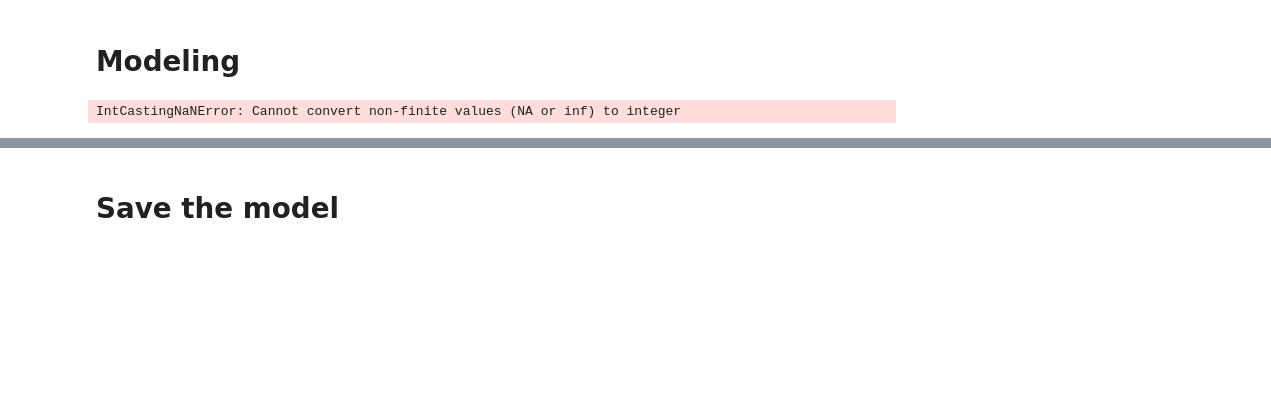
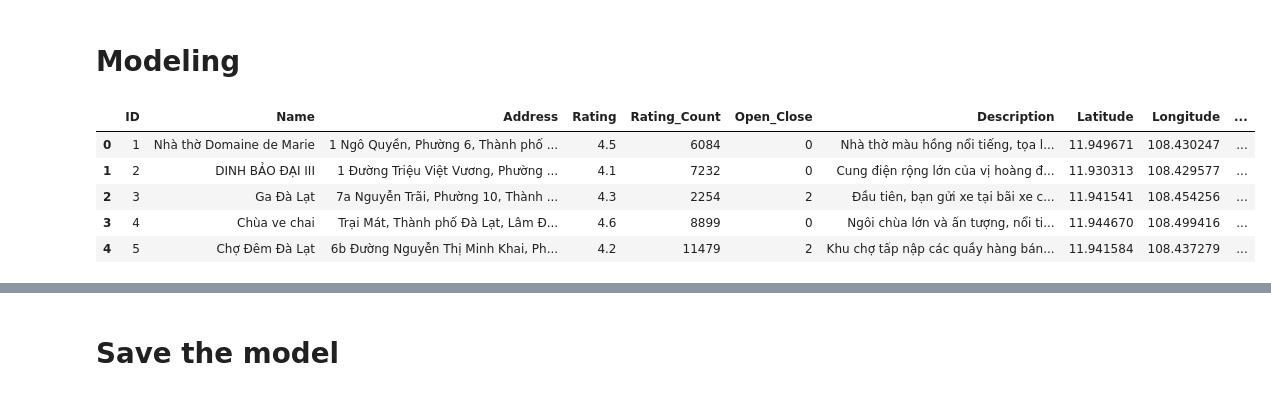
Before and after one commit to nhlong1512/route-optimizer-machine-learning, a Jupyter notebook: Train XGBoost Model.ipynb, the cells around one changed output, grey strips where cells are left out. Saved outputs shown, nothing was run; the diff lists cells and outputs as text; code cells hidden in the pictures; blank space fills up the shorter version.

```diff
--- a/Train XGBoost Model.ipynb
+++ b/Train XGBoost Model.ipynb
@@ -193,21 +200,17 @@ sample_df.head()
 # Modeling
 # %%
 #tiền Xử lý về dạng số và drop những loại chữ
-# sessional_mapping = {'Sáng': 1, 'Chiều': 2, 'Tối': 3, 'Trưa': 4, 'Tất cả': 5}
-# sample_df['Sessional'] = sample_df['Sessional'].map(sessional_mapping)
-sample_df['Sessional'] = sample_df['Sessional'].astype('category')
-
-# type_mapping = {'Vui chơi': 1, 'Tham quan': 2, 'Ăn uống': 3, 'Lịch sử': 4, 'Âm nhạc': 5}
-# sample_df['TypeTravel'] = sample_df['TypeTravel'].map(type_mapping)
-sample_df['TypeTravel'] = sample_df['TypeTravel'].astype('category')
-
-# open_close_mapping = {'07:00-17:30': 1, '07:00-22:00': 2, 'Cả ngày': 3}
-# sample_df['Open_Close'] = sample_df['Open_Close'].map(open_close_mapping)
-sample_df['Open_Close'] = sample_df['Open_Close'].astype('category')
-
+sample_df['Sessional'] = sample_df['Sessional'].fillna(0).astype('category').cat.codes
+sample_df['TypeTravel'] = sample_df['TypeTravel'].fillna(0).astype('category').cat.codes
+sample_df['Open_Close'] = sample_df['Open_Close'].fillna(0).astype('category').cat.codes
 sample_df.head()
 # %% [output]
-IntCastingNaNError: Cannot convert non-finite values (NA or inf) to integer
+|  | ID | Name | Address | Rating | Rating_Count | Open_Close | Description | Latitude | Longitude | ... |
+| 0 | 1 | Nhà thờ Domaine de Marie | 1 Ngô Quyền, Phường 6, Thành phố ... | 4.5 | 6084 | 0 | Nhà thờ màu hồng nổi tiếng, tọa l... | 11.949671 | 108.430247 | ... |
+| 1 | 2 | DINH BẢO ĐẠI III | 1 Đường Triệu Việt Vương, Phường ... | 4.1 | 7232 | 0 | Cung điện rộng lớn của vị hoàng đ... | 11.930313 | 108.429577 | ... |
+| 2 | 3 | Ga Đà Lạt | 7a Nguyễn Trãi, Phường 10, Thành ... | 4.3 | 2254 | 2 | Đầu tiên, bạn gửi xe tại bãi xe c... | 11.941541 | 108.454256 | ... |
+| 3 | 4 | Chùa ve chai | Trại Mát, Thành phố Đà Lạt, Lâm Đ... | 4.6 | 8899 | 0 | Ngôi chùa lớn và ấn tượng, nổi ti... | 11.944670 | 108.499416 | ... |
+| 4 | 5 | Chợ Đêm Đà Lạt | 6b Đường Nguyễn Thị Minh Khai, Ph... | 4.2 | 11479 | 2 | Khu chợ tấp nập các quầy hàng bán... | 11.941584 | 108.437279 | ... |
 # %%
 
 X = sample_df.drop(["Trip_Duration", "ID", "Name", "Address", "Open_Close", "Distance_ID", "Description",], axis=1)
```
Also changed, not shown: parts of 6 cells of this notebook, 1 other file.
